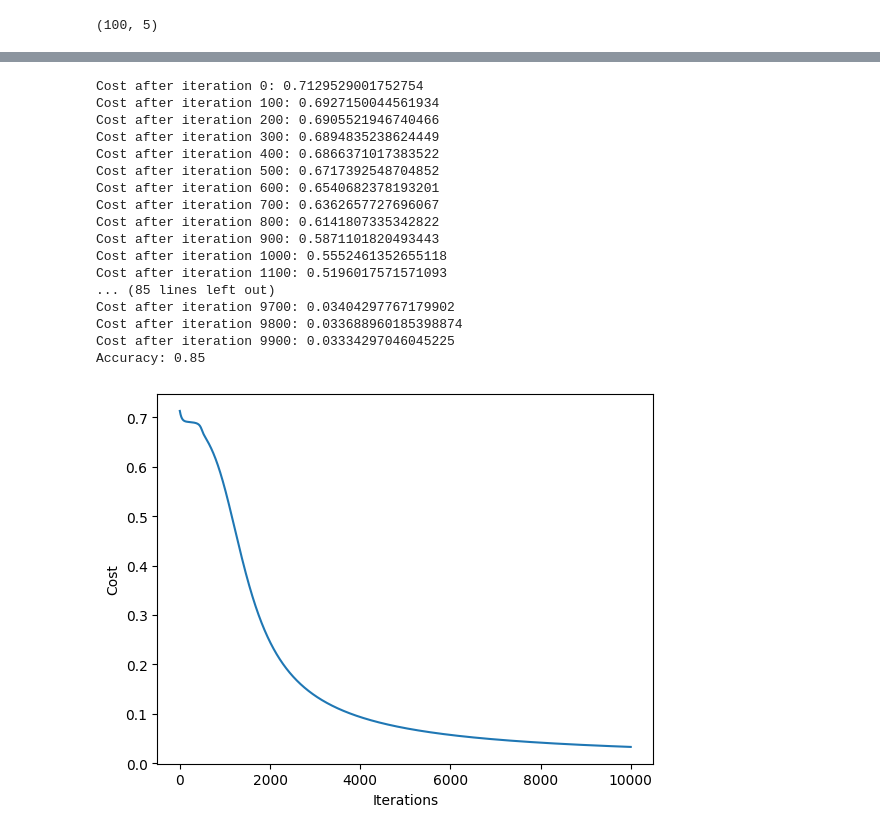
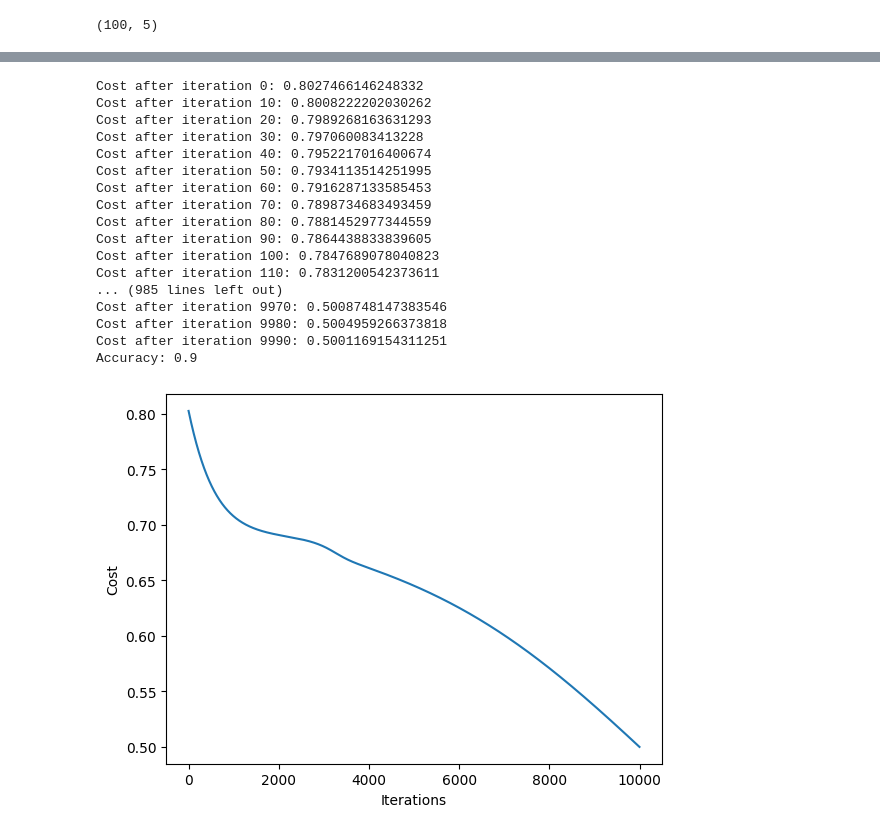
Before and after one commit to MiguelGarcaoSilva/FNN-Numpy, a Jupyter notebook: notebooks/casestudy.ipynb, the cells around one changed output, grey strips where cells are left out. Cells and saved outputs as stored; diff of their text form; code cells hidden in the pictures.

```diff
--- a/notebooks/casestudy.ipynb
+++ b/notebooks/casestudy.ipynb
@@ -28,18 +30,13 @@ X.shape # (100, 5)
 from sklearn.model_selection import train_test_split
 
 X_train, X_test = train_test_split(X, test_size=0.2, random_state=42)
-y_train = X_train[:, -1].reshape(-1, 1)
-y_test = X_test[:, -1].reshape(-1, 1)
-X_train = X_train[:, :-1]
-X_test = X_test[:, :-1]
+y_train = X_train[:, -1].reshape(-1, 1).T  # n features, m examples
+y_test = X_test[:, -1].reshape(-1, 1).T
+X_train = X_train[:, :-1].T
+X_test = X_test[:, :-1].T
 
-print(X_train.shape) # (80, 5) m examples, n features
-print(X_test.shape)  # (20, 5)
-print(y_train.shape) # (80,1)
-print(y_test.shape)  # (20,1)
-
-X_train = X_train.T
-X_test = X_test.T
-y_train = y_train.T
-y_test = y_test.T
+print(X_train.shape) # (4, 80)
+print(X_test.shape)  # (4, 20)
+print(y_train.shape) # (1,80)
+print(y_test.shape)  # (1,80)
 # %% [output]
@@ -52,10 +49,9 @@ y_test = y_test.T
 import sys
 import os
 sys.path.append(os.path.abspath(".."))
-from models.logisticregression import LogisticRegression
-from models.gradient_check import gradient_check
+from models.LogisticRegression import LogisticRegressionBinaryClassifier
 
-lr_model = LogisticRegression(n_inputs=X_train.shape[0], lambd_reg=0.01)
+lr_model = LogisticRegressionBinaryClassifier(n_inputs=X_train.shape[0])
 lr_model.fit(X_train, y_train, learning_rate=0.01, n_iters=10000)
 predictions = lr_model.predict(X_test)
 
@@ -81,34 +77,34 @@ Cost after iteration 9900: 0.12809459310002852
 Accuracy: 0.85
 # %%
-from models.fnn_classifier import FNN1Layer
+from models.FNN1Layer import FNN1LayerBinaryClassifier
 # Train the model
-fnn1_model = FNN1Layer(input_dim=X_train.shape[0], output_dim=1, nunits=4, lambd_reg=0.001, dropout=None)
-parameters, costs = fnn1_model.fit(X_train, y_train, learning_rate=0.01, n_iters=10000)
+fnn1_model = FNN1LayerBinaryClassifier(input_dim=X_train.shape[0], nunits=3, dropout=None)
+costs = fnn1_model.fit(X_train, y_train, learning_rate=0.001, n_iters=10000)
 predictions = fnn1_model.predict(X_test)
 
 plt.plot(costs)
 plt.xlabel('Iterations')
 plt.ylabel('Cost')
 
 accuracy = np.mean(predictions == y_test)
 print(f'Accuracy: {accuracy}')
 # %% [output]
-Cost after iteration 0: 0.7129529001752754
-Cost after iteration 100: 0.6927150044561934
-Cost after iteration 200: 0.6905521946740466
-Cost after iteration 300: 0.6894835238624449
-Cost after iteration 400: 0.6866371017383522
-Cost after iteration 500: 0.6717392548704852
-Cost after iteration 600: 0.6540682378193201
-Cost after iteration 700: 0.6362657727696067
-Cost after iteration 800: 0.6141807335342822
-Cost after iteration 900: 0.5871101820493443
-Cost after iteration 1000: 0.5552461352655118
-Cost after iteration 1100: 0.5196017571571093
-... (85 lines left out)
-Cost after iteration 9700: 0.03404297767179902
-Cost after iteration 9800: 0.033688960185398874
-Cost after iteration 9900: 0.03334297046045225
-Accuracy: 0.85
+Cost after iteration 0: 0.8027466146248332
+Cost after iteration 10: 0.8008222202030262
+Cost after iteration 20: 0.7989268163631293
+Cost after iteration 30: 0.797060083413228
+Cost after iteration 40: 0.7952217016400674
+Cost after iteration 50: 0.7934113514251995
+Cost after iteration 60: 0.7916287133585453
+Cost after iteration 70: 0.7898734683493459
+Cost after iteration 80: 0.7881452977344559
+Cost after iteration 90: 0.7864438833839605
+Cost after iteration 100: 0.7847689078040823
+Cost after iteration 110: 0.7831200542373611
+... (985 lines left out)
+Cost after iteration 9970: 0.5008748147383546
+Cost after iteration 9980: 0.5004959266373818
+Cost after iteration 9990: 0.5001169154311251
+Accuracy: 0.9
-[figure, old version]
+[figure, new version]
 # %%
```
Also changed, not shown: parts of 5 cells of this notebook, 4 other files.
